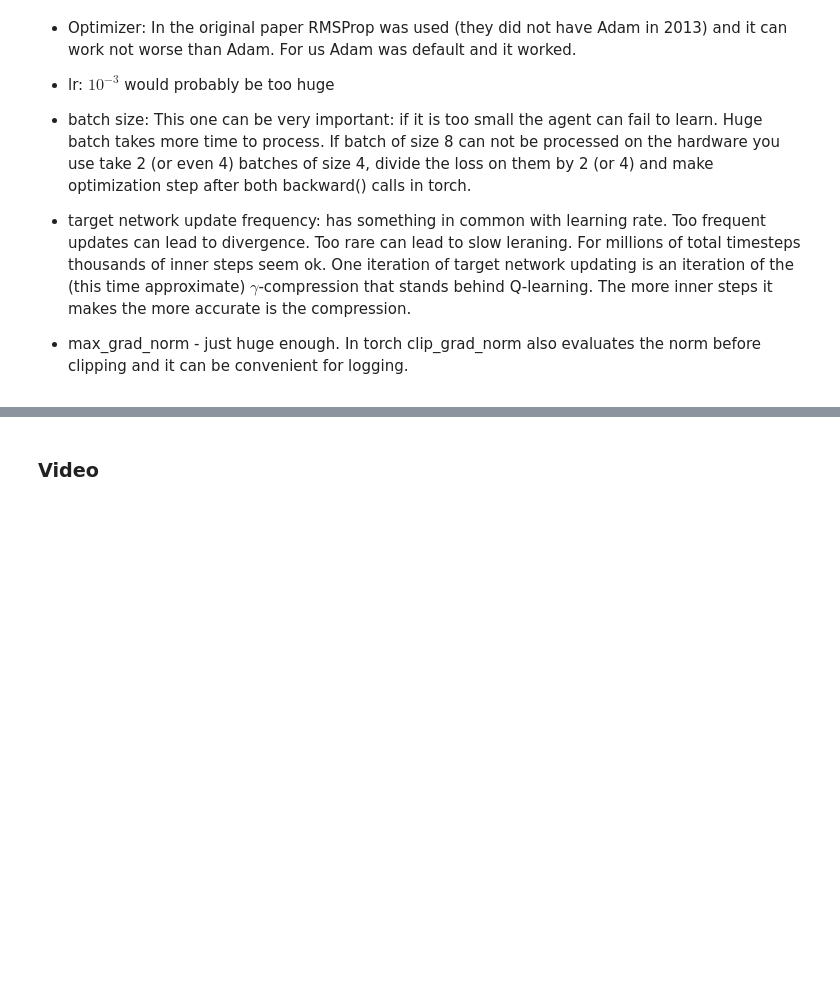
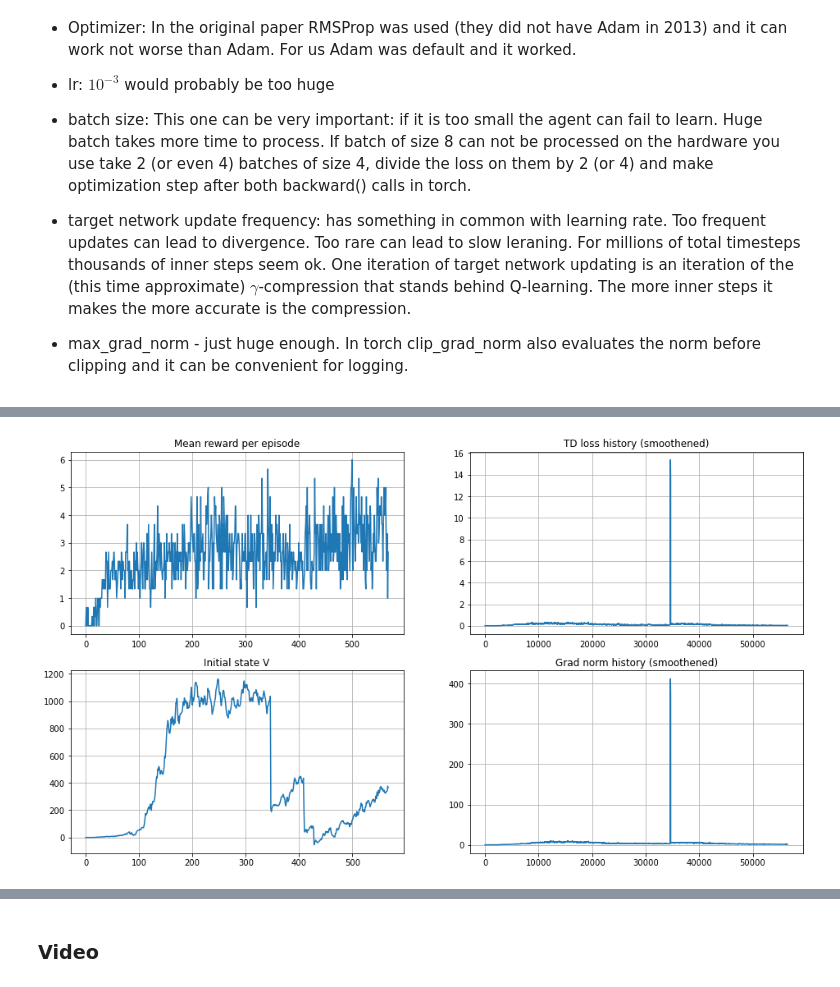
Before and after one commit to Myashka/MIPT_Applied_ML, a Jupyter notebook: Homeworks/Lab2_RL/Lab2_Atari_DQN.ipynb, the cells around one changed output, grey strips where cells are left out. Cells and saved outputs as stored; diff of their text form; code cells hidden in the pictures; blank space fills up the shorter version.

```diff
--- a/Homeworks/Lab2_RL/Lab2_Atari_DQN.ipynb
+++ b/Homeworks/Lab2_RL/Lab2_Atari_DQN.ipynb
@@ -686,3 +836,89 @@ The task has something in common with supervised learning: loss is optimized thr
 
 * target network update frequency: has something in common with learning rate. Too frequent updates can lead to divergence. Too rare can lead to slow leraning. For millions of total timesteps thousands of inner steps seem ok. One iteration of target network updating is an iteration of the (this time approximate) $\gamma$-compression that stands behind Q-learning. The more inner steps it makes the more accurate is the compression.
 * max_grad_norm - just huge enough. In torch clip_grad_norm also evaluates the norm before clipping and it can be convenient for logging.
+# %%
+from IPython.display import clear_output
+
+
+state = env.reset()
+for step in range(total_steps + 1):
+    if not utils.is_enough_ram(min_available_gb=0.1):
+        print('less that 100 Mb RAM available, freezing')
+        print('make sure everything is ok and make KeyboardInterrupt to continue')
+        try:
+            while True:
+                pass
+        except KeyboardInterrupt:
+            pass
+
+    agent.epsilon = utils.linear_decay(init_epsilon, final_epsilon, step, decay_steps)
+
+    # play
+    _, state = play_and_record(state, agent, env, exp_replay, timesteps_per_epoch)
+
+    # train
+
+    # YOUR CODE HERE
+    # Sample batch_size of data from experience replay and compute td loss.
+    # loss = ...
+    obs_batch, act_batch, reward_batch, next_obs_batch, is_done_batch = exp_replay.sample(batch_size)
+
+    opt.zero_grad()
+
+    loss = compute_td_loss(obs_batch,
+                           act_batch,
+                           reward_batch,
+                           next_obs_batch,
+                           is_done_batch,
+                           agent,
+                           target_network
+                          )
+
+    loss.backward()
+    grad_norm = nn.utils.clip_grad_norm_(agent.parameters(), max_grad_norm).cpu().numpy()
+    opt.step()
+
+    if step % loss_freq == 0:
+        td_loss_history.append(loss.data.cpu().item())
+        grad_norm_history.append(grad_norm)
+
+    if step % refresh_target_network_freq == 0:
+        # YOUR CODE HERE
+        # Load agent weights into target_network
+        target_network.load_state_dict(agent.state_dict())
+
+    if step % eval_freq == 0:
+        # eval the agent
+        mean_rw_history.append(
+            evaluate(make_env(seed=step), agent, n_games=3, greedy=True, t_max=1000)
+        )
+        initial_state_q_values = agent.get_qvalues([make_env(seed=step).reset()])
+        initial_state_v_history.append(np.max(initial_state_q_values))
+
+        clear_output(True)
+        print("buffer size = %i, epsilon = %.5f" % (len(exp_replay), agent.epsilon))
+
+        plt.figure(figsize=[16, 9])
+        plt.subplot(2, 2, 1)
+        plt.title("Mean reward per episode")
+        plt.plot(mean_rw_history)
+        plt.grid()
+
+        assert not np.isnan(td_loss_history[-1])
+        plt.subplot(2, 2, 2)
+        plt.title("TD loss history (smoothened)")
+        plt.plot(utils.smoothen(td_loss_history))
+        plt.grid()
+
+        plt.subplot(2, 2, 3)
+        plt.title("Initial state V")
+        plt.plot(initial_state_v_history)
+        plt.grid()
+
+        plt.subplot(2, 2, 4)
+        plt.title("Grad norm history (smoothened)")
+        plt.plot(utils.smoothen(grad_norm_history))
+        plt.grid()
+
+        plt.show()
+# %% [output]
@@ -688,0 +926 @@ The task has something in common with supervised learning: loss is optimized thr
+[figure, added]
```
Also changed, not shown: parts of 31 cells of this notebook, 9 other files.
